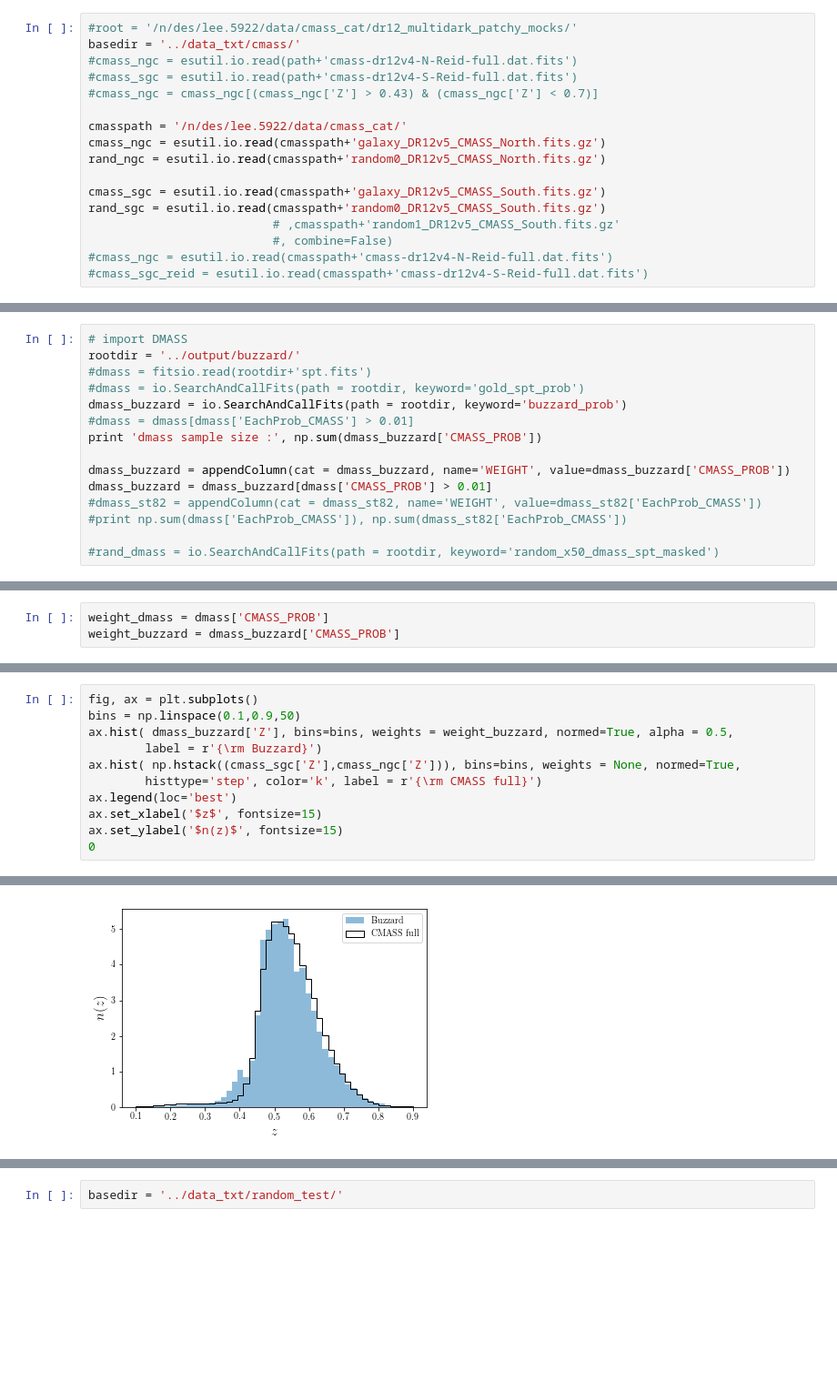
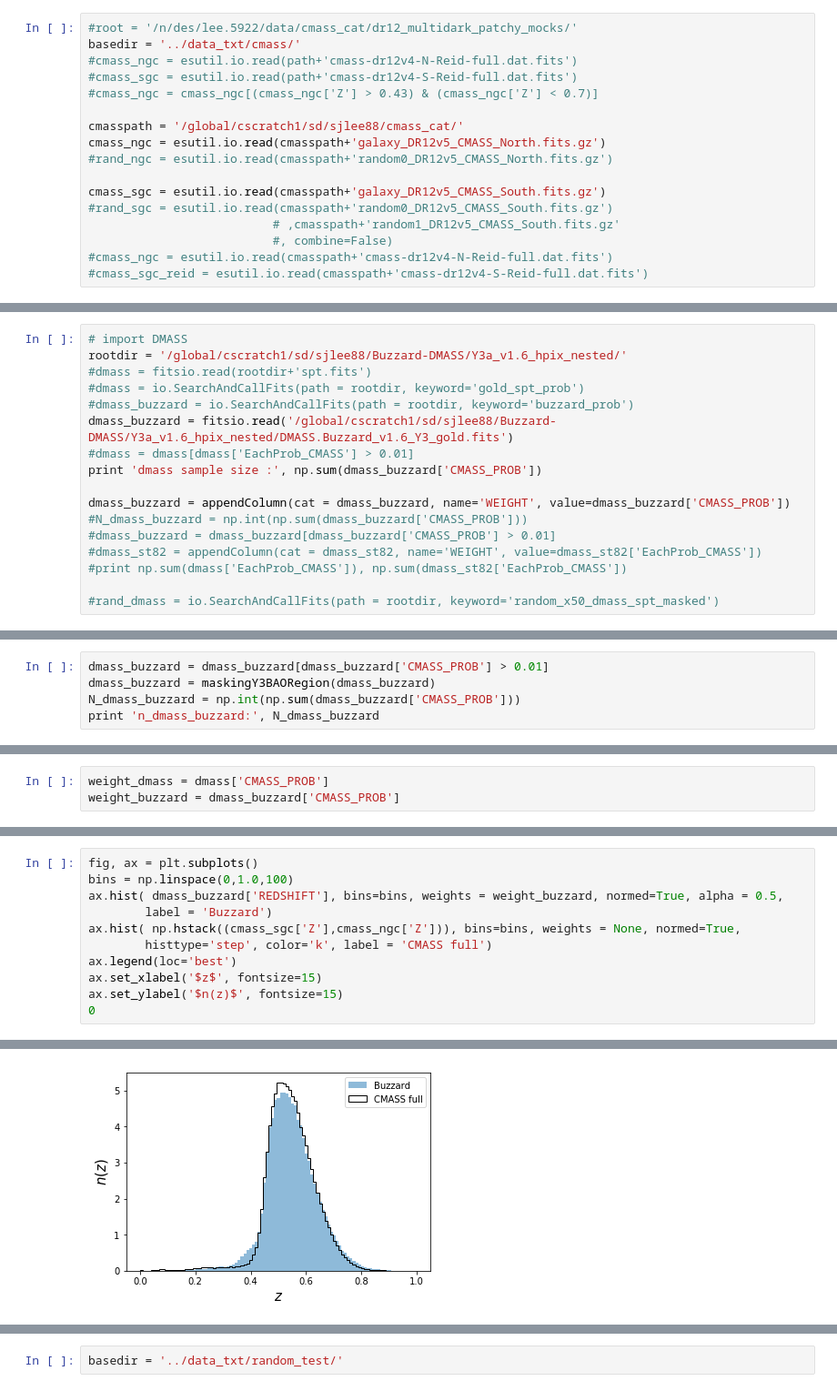
Before and after one commit to sujeong-lee/DMASS, a Jupyter notebook: code/notebook/Buzzard.ipynb, the cells around one changed output, grey strips where cells are left out. Shown at 91% size. Saved outputs shown, nothing was run; the diff lists cells and outputs as text; blank space fills up the shorter version.

Commit message:
buzzard notebook

```diff
--- a/code/notebook/Buzzard.ipynb
+++ b/code/notebook/Buzzard.ipynb
@@ -48,12 +90,12 @@ basedir = '../data_txt/cmass/'
 #cmass_sgc = esutil.io.read(path+'cmass-dr12v4-S-Reid-full.dat.fits')
 #cmass_ngc = cmass_ngc[(cmass_ngc['Z'] > 0.43) & (cmass_ngc['Z'] < 0.7)]
 
-cmasspath = '/n/des/lee.5922/data/cmass_cat/'
+cmasspath = '/global/cscratch1/sd/sjlee88/cmass_cat/'
 cmass_ngc = esutil.io.read(cmasspath+'galaxy_DR12v5_CMASS_North.fits.gz')
-rand_ngc = esutil.io.read(cmasspath+'random0_DR12v5_CMASS_North.fits.gz')
+#rand_ngc = esutil.io.read(cmasspath+'random0_DR12v5_CMASS_North.fits.gz')
 
 cmass_sgc = esutil.io.read(cmasspath+'galaxy_DR12v5_CMASS_South.fits.gz')
-rand_sgc = esutil.io.read(cmasspath+'random0_DR12v5_CMASS_South.fits.gz')
+#rand_sgc = esutil.io.read(cmasspath+'random0_DR12v5_CMASS_South.fits.gz')
                           # ,cmasspath+'random1_DR12v5_CMASS_South.fits.gz'
                           #, combine=False)
 #cmass_ngc = esutil.io.read(cmasspath+'cmass-dr12v4-N-Reid-full.dat.fits')
@@ -149,14 +215,16 @@ dmass_test = io.SearchAndCallFits(path = rootdir, keyword='buzzard_prob')
 # %%
 # import DMASS
-rootdir = '../output/buzzard/'
+rootdir = '/global/cscratch1/sd/sjlee88/Buzzard-DMASS/Y3a_v1.6_hpix_nested/'
 #dmass = fitsio.read(rootdir+'spt.fits')
 #dmass = io.SearchAndCallFits(path = rootdir, keyword='gold_spt_prob')
-dmass_buzzard = io.SearchAndCallFits(path = rootdir, keyword='buzzard_prob')
+#dmass_buzzard = io.SearchAndCallFits(path = rootdir, keyword='buzzard_prob')
+dmass_buzzard = fitsio.read('/global/cscratch1/sd/sjlee88/Buzzard-DMASS/Y3a_v1.6_hpix_nested/DMASS.Buzzard_v1.6_Y3_gold.fits')
 #dmass = dmass[dmass['EachProb_CMASS'] > 0.01]
 print 'dmass sample size :', np.sum(dmass_buzzard['CMASS_PROB'])
 
 dmass_buzzard = appendColumn(cat = dmass_buzzard, name='WEIGHT', value=dmass_buzzard['CMASS_PROB'])
-dmass_buzzard = dmass_buzzard[dmass['CMASS_PROB'] > 0.01]
+#N_dmass_buzzard = np.int(np.sum(dmass_buzzard['CMASS_PROB']))
+#dmass_buzzard = dmass_buzzard[dmass_buzzard['CMASS_PROB'] > 0.01]
 #dmass_st82 = appendColumn(cat = dmass_st82, name='WEIGHT', value=dmass_st82['EachProb_CMASS'])
 #print np.sum(dmass['EachProb_CMASS']), np.sum(dmass_st82['EachProb_CMASS'])
 
@@ -171,0 +236,5 @@ IndexError: boolean index did not match indexed array along dimension 0; dimensi
+# %%
+dmass_buzzard = dmass_buzzard[dmass_buzzard['CMASS_PROB'] > 0.01]
+dmass_buzzard = maskingY3BAORegion(dmass_buzzard)
+N_dmass_buzzard = np.int(np.sum(dmass_buzzard['CMASS_PROB']))
+print 'n_dmass_buzzard:', N_dmass_buzzard
@@ -247,14 +320,14 @@ writing output plot to: .//buzzard_diagnostic_histograms_1d.pdf
 # %%
 fig, ax = plt.subplots()
-bins = np.linspace(0.1,0.9,50)
-ax.hist( dmass_buzzard['Z'], bins=bins, weights = weight_buzzard, normed=True, alpha = 0.5,
-        label = r'{\rm Buzzard}')
+bins = np.linspace(0,1.0,100)
+ax.hist( dmass_buzzard['REDSHIFT'], bins=bins, weights = weight_buzzard, normed=True, alpha = 0.5,
+        label = 'Buzzard')
 ax.hist( np.hstack((cmass_sgc['Z'],cmass_ngc['Z'])), bins=bins, weights = None, normed=True,
-        histtype='step', color='k', label = r'{\rm CMASS full}')
+        histtype='step', color='k', label = 'CMASS full')
 ax.legend(loc='best')
 ax.set_xlabel('$z$', fontsize=15)
 ax.set_ylabel('$n(z)$', fontsize=15)
 0
 # %% [output]
 0
-[figure, old version]
+[figure, new version]
```
Also changed, not shown: parts of 34 cells of this notebook.
